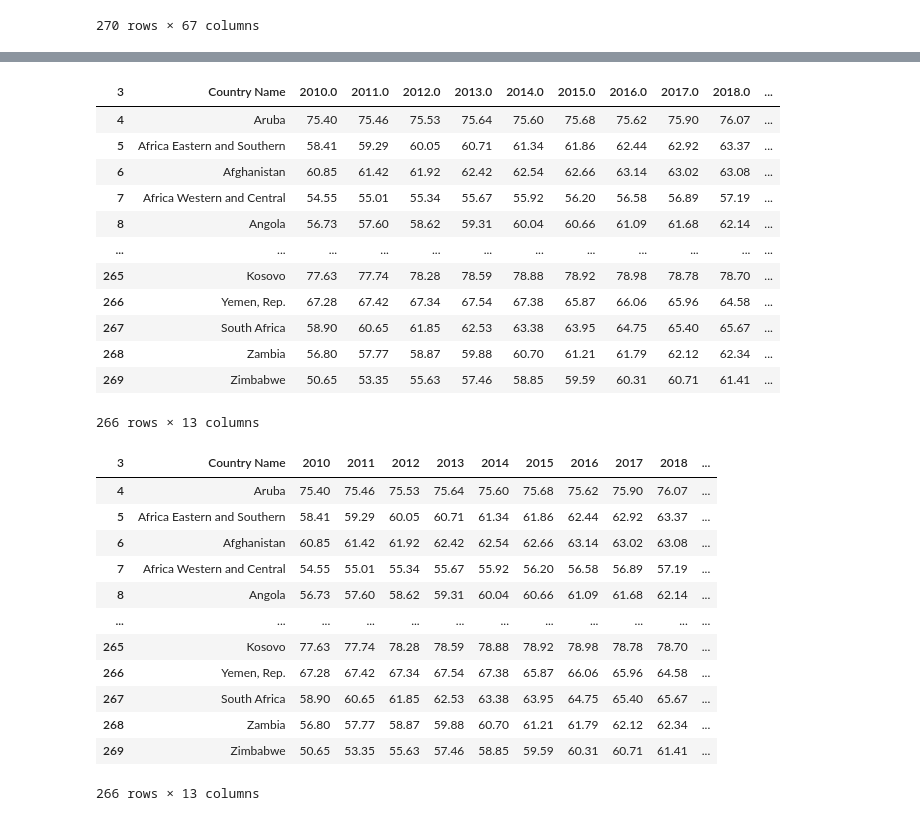
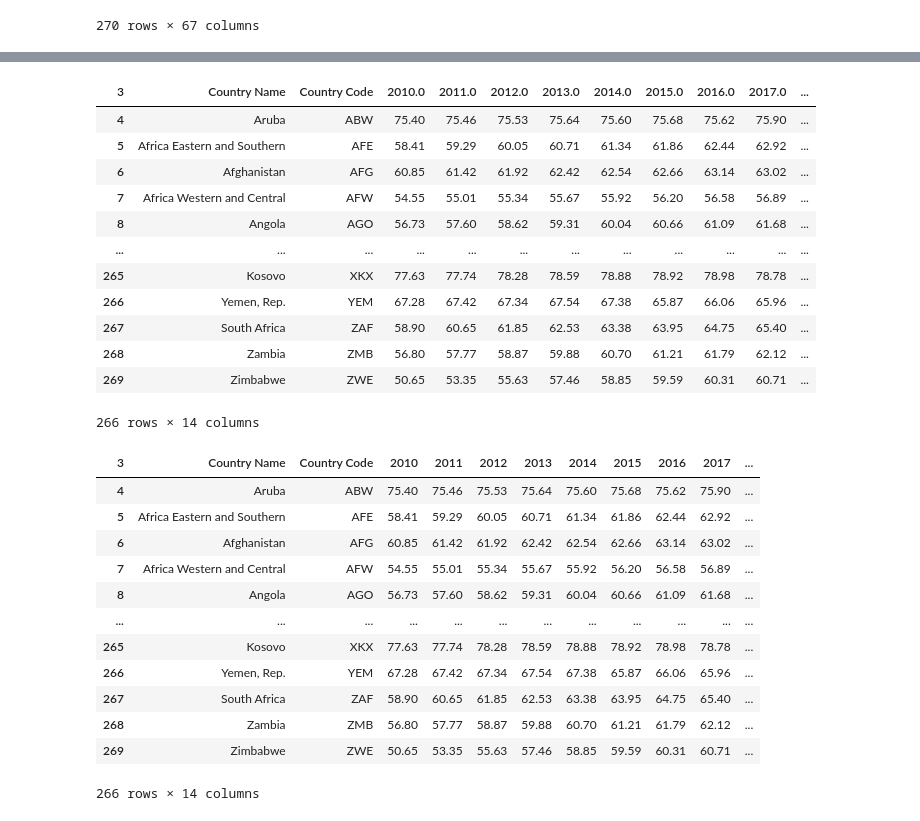
Before and after one commit to benoitchamot/AirQuality_and_Happiness, a Jupyter notebook: Life Expectancy v1.ipynb, the cells around one changed output, grey strips where cells are left out. Drawn from its saved outputs; the diff is of its cells as text; code cells hidden in the pictures.

```diff
--- a/Life Expectancy.ipynb
+++ b/Life Expectancy v1.ipynb
@@ -47,7 +47,7 @@ life_expectancy_data.columns.values.tolist()
  'Unnamed: 66']
 # %%
 # Drop unwanted columns and last empty column
-drop_columns = life_expectancy_data[3:].drop(["World Development Indicators","Unnamed: 2", "Unnamed: 3",  'Unnamed: 2',
+drop_columns = life_expectancy_data[3:].drop(["Unnamed: 2", "Unnamed: 3",  'Unnamed: 2',
  'Unnamed: 3',
  'Unnamed: 4',
  'Unnamed: 5',
@@ -76,62 +76,62 @@ drop_columns = life_expectancy_data[3:].drop(["World Development Indicators","Un
  'Unnamed: 28',
  'Unnamed: 29',
  'Unnamed: 30',
  'Unnamed: 31',
  'Unnamed: 32',
  'Unnamed: 33',
  'Unnamed: 34',
  'Unnamed: 35',
  'Unnamed: 36',
  'Unnamed: 37',
  'Unnamed: 38',
  'Unnamed: 39',
  'Unnamed: 40',
  'Unnamed: 41',
  'Unnamed: 42',
  'Unnamed: 43',
  'Unnamed: 44',
  'Unnamed: 45',
  'Unnamed: 46',
  'Unnamed: 47',
  'Unnamed: 48',
  'Unnamed: 49',
  'Unnamed: 50',
  'Unnamed: 51',
  'Unnamed: 52',
  'Unnamed: 53'], axis=1)
 drop_columns.columns = drop_columns.iloc[0]
 drop_last_column = drop_columns[1:].iloc[:, :-1].round(2)
 drop_last_column
 # %% [output]
-| 3 | Country Name | 2010.0 | 2011.0 | 2012.0 | 2013.0 | 2014.0 | 2015.0 | 2016.0 | 2017.0 | 2018.0 | ... |
-| 4 | Aruba | 75.40 | 75.46 | 75.53 | 75.64 | 75.60 | 75.68 | 75.62 | 75.90 | 76.07 | ... |
-| 5 | Africa Eastern and Southern | 58.41 | 59.29 | 60.05 | 60.71 | 61.34 | 61.86 | 62.44 | 62.92 | 63.37 | ... |
-| 6 | Afghanistan | 60.85 | 61.42 | 61.92 | 62.42 | 62.54 | 62.66 | 63.14 | 63.02 | 63.08 | ... |
-| 7 | Africa Western and Central | 54.55 | 55.01 | 55.34 | 55.67 | 55.92 | 56.20 | 56.58 | 56.89 | 57.19 | ... |
-| 8 | Angola | 56.73 | 57.60 | 58.62 | 59.31 | 60.04 | 60.66 | 61.09 | 61.68 | 62.14 | ... |
+| 3 | Country Name | Country Code | 2010.0 | 2011.0 | 2012.0 | 2013.0 | 2014.0 | 2015.0 | 2016.0 | 2017.0 | ... |
+| 4 | Aruba | ABW | 75.40 | 75.46 | 75.53 | 75.64 | 75.60 | 75.68 | 75.62 | 75.90 | ... |
+| 5 | Africa Eastern and Southern | AFE | 58.41 | 59.29 | 60.05 | 60.71 | 61.34 | 61.86 | 62.44 | 62.92 | ... |
+| 6 | Afghanistan | AFG | 60.85 | 61.42 | 61.92 | 62.42 | 62.54 | 62.66 | 63.14 | 63.02 | ... |
+| 7 | Africa Western and Central | AFW | 54.55 | 55.01 | 55.34 | 55.67 | 55.92 | 56.20 | 56.58 | 56.89 | ... |
+| 8 | Angola | AGO | 56.73 | 57.60 | 58.62 | 59.31 | 60.04 | 60.66 | 61.09 | 61.68 | ... |
 | ... | ... | ... | ... | ... | ... | ... | ... | ... | ... | ... | ... |
-| 265 | Kosovo | 77.63 | 77.74 | 78.28 | 78.59 | 78.88 | 78.92 | 78.98 | 78.78 | 78.70 | ... |
-| 266 | Yemen, Rep. | 67.28 | 67.42 | 67.34 | 67.54 | 67.38 | 65.87 | 66.06 | 65.96 | 64.58 | ... |
-| 267 | South Africa | 58.90 | 60.65 | 61.85 | 62.53 | 63.38 | 63.95 | 64.75 | 65.40 | 65.67 | ... |
-| 268 | Zambia | 56.80 | 57.77 | 58.87 | 59.88 | 60.70 | 61.21 | 61.79 | 62.12 | 62.34 | ... |
-| 269 | Zimbabwe | 50.65 | 53.35 | 55.63 | 57.46 | 58.85 | 59.59 | 60.31 | 60.71 | 61.41 | ... |
+| 265 | Kosovo | XKX | 77.63 | 77.74 | 78.28 | 78.59 | 78.88 | 78.92 | 78.98 | 78.78 | ... |
+| 266 | Yemen, Rep. | YEM | 67.28 | 67.42 | 67.34 | 67.54 | 67.38 | 65.87 | 66.06 | 65.96 | ... |
+| 267 | South Africa | ZAF | 58.90 | 60.65 | 61.85 | 62.53 | 63.38 | 63.95 | 64.75 | 65.40 | ... |
+| 268 | Zambia | ZMB | 56.80 | 57.77 | 58.87 | 59.88 | 60.70 | 61.21 | 61.79 | 62.12 | ... |
+| 269 | Zimbabwe | ZWE | 50.65 | 53.35 | 55.63 | 57.46 | 58.85 | 59.59 | 60.31 | 60.71 | ... |
-266 rows × 13 columns
+266 rows × 14 columns
 # %%
 # Rename the columns and remove decimal points
 drop_last_column.rename(columns=lambda x: str(int(float(x))) if isinstance(x, float) else x, inplace=True)
 drop_last_column.fillna(0, inplace=True)
 drop_last_column
 # %% [output]
-| 3 | Country Name | 2010 | 2011 | 2012 | 2013 | 2014 | 2015 | 2016 | 2017 | 2018 | ... |
-| 4 | Aruba | 75.40 | 75.46 | 75.53 | 75.64 | 75.60 | 75.68 | 75.62 | 75.90 | 76.07 | ... |
-| 5 | Africa Eastern and Southern | 58.41 | 59.29 | 60.05 | 60.71 | 61.34 | 61.86 | 62.44 | 62.92 | 63.37 | ... |
-| 6 | Afghanistan | 60.85 | 61.42 | 61.92 | 62.42 | 62.54 | 62.66 | 63.14 | 63.02 | 63.08 | ... |
-| 7 | Africa Western and Central | 54.55 | 55.01 | 55.34 | 55.67 | 55.92 | 56.20 | 56.58 | 56.89 | 57.19 | ... |
-| 8 | Angola | 56.73 | 57.60 | 58.62 | 59.31 | 60.04 | 60.66 | 61.09 | 61.68 | 62.14 | ... |
+| 3 | Country Name | Country Code | 2010 | 2011 | 2012 | 2013 | 2014 | 2015 | 2016 | 2017 | ... |
+| 4 | Aruba | ABW | 75.40 | 75.46 | 75.53 | 75.64 | 75.60 | 75.68 | 75.62 | 75.90 | ... |
+| 5 | Africa Eastern and Southern | AFE | 58.41 | 59.29 | 60.05 | 60.71 | 61.34 | 61.86 | 62.44 | 62.92 | ... |
+| 6 | Afghanistan | AFG | 60.85 | 61.42 | 61.92 | 62.42 | 62.54 | 62.66 | 63.14 | 63.02 | ... |
+| 7 | Africa Western and Central | AFW | 54.55 | 55.01 | 55.34 | 55.67 | 55.92 | 56.20 | 56.58 | 56.89 | ... |
+| 8 | Angola | AGO | 56.73 | 57.60 | 58.62 | 59.31 | 60.04 | 60.66 | 61.09 | 61.68 | ... |
 | ... | ... | ... | ... | ... | ... | ... | ... | ... | ... | ... | ... |
-| 265 | Kosovo | 77.63 | 77.74 | 78.28 | 78.59 | 78.88 | 78.92 | 78.98 | 78.78 | 78.70 | ... |
-| 266 | Yemen, Rep. | 67.28 | 67.42 | 67.34 | 67.54 | 67.38 | 65.87 | 66.06 | 65.96 | 64.58 | ... |
-| 267 | South Africa | 58.90 | 60.65 | 61.85 | 62.53 | 63.38 | 63.95 | 64.75 | 65.40 | 65.67 | ... |
-| 268 | Zambia | 56.80 | 57.77 | 58.87 | 59.88 | 60.70 | 61.21 | 61.79 | 62.12 | 62.34 | ... |
-| 269 | Zimbabwe | 50.65 | 53.35 | 55.63 | 57.46 | 58.85 | 59.59 | 60.31 | 60.71 | 61.41 | ... |
+| 265 | Kosovo | XKX | 77.63 | 77.74 | 78.28 | 78.59 | 78.88 | 78.92 | 78.98 | 78.78 | ... |
+| 266 | Yemen, Rep. | YEM | 67.28 | 67.42 | 67.34 | 67.54 | 67.38 | 65.87 | 66.06 | 65.96 | ... |
+| 267 | South Africa | ZAF | 58.90 | 60.65 | 61.85 | 62.53 | 63.38 | 63.95 | 64.75 | 65.40 | ... |
+| 268 | Zambia | ZMB | 56.80 | 57.77 | 58.87 | 59.88 | 60.70 | 61.21 | 61.79 | 62.12 | ... |
+| 269 | Zimbabwe | ZWE | 50.65 | 53.35 | 55.63 | 57.46 | 58.85 | 59.59 | 60.31 | 60.71 | ... |
-266 rows × 13 columns
+266 rows × 14 columns
```
Also changed, not shown: parts of 6 cells of this notebook, 3 other files.
